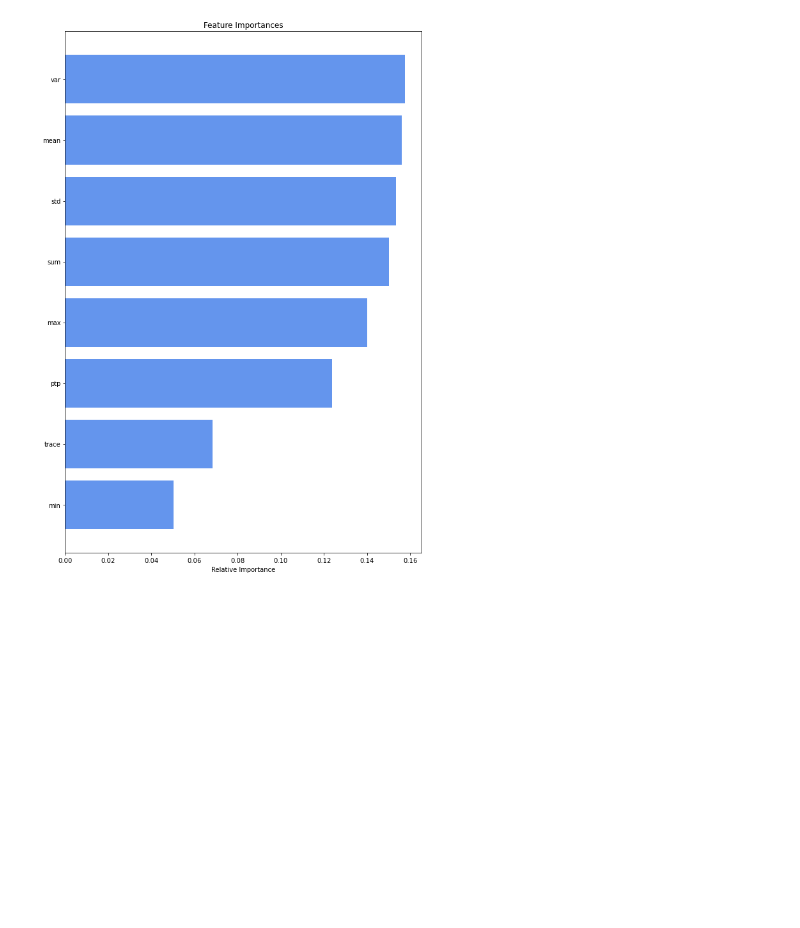
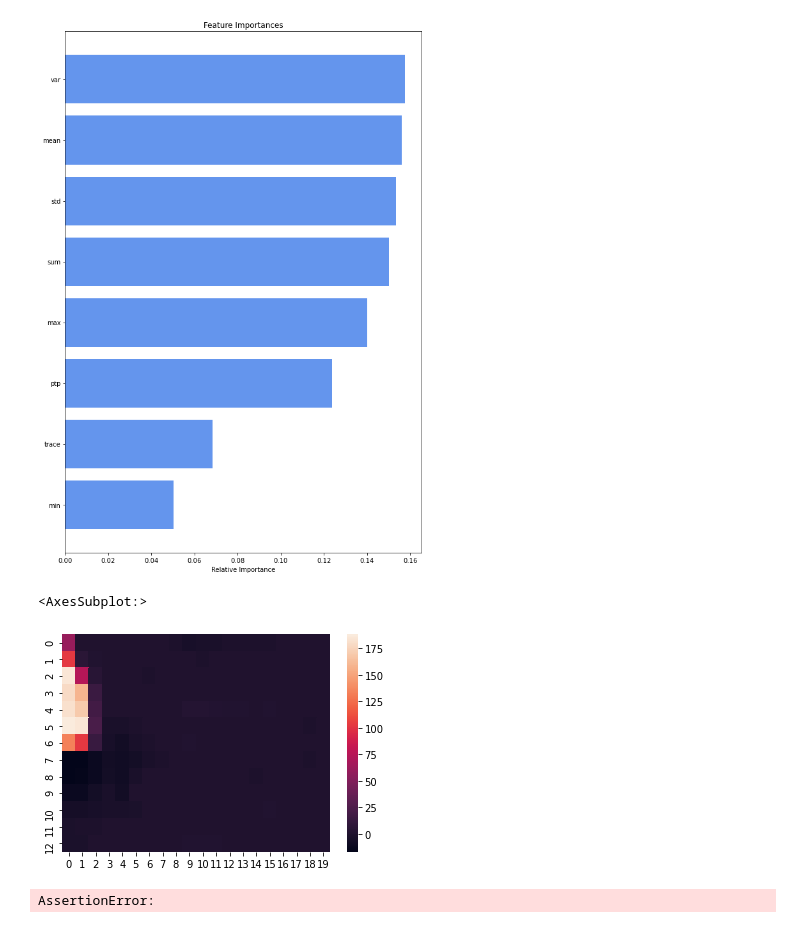
Before and after one commit to mmenzyns/ai-palm-rejection, a Jupyter notebook: data_processing/feature_analysis.ipynb, the cells around one changed output. Drawn from its saved outputs; the diff is of its cells as text; code cells hidden in the pictures; blank space fills up the shorter version.

```diff
--- a/data_processing/feature_analysis.ipynb
+++ b/data_processing/feature_analysis.ipynb
@@ -131,0 +229,11 @@ plt.show()
+# %%
+illegal[0].shape
+image = illegal[0]
+sns.heatmap(image)
+# %% [output]
+<AxesSubplot:>
+[figure, added]
+# %%
+get_merginal_sd(image, dim='x')
+# %% [output]
+AssertionError:
```
Also changed, not shown: parts of 2 cells of this notebook, 5 other files.
